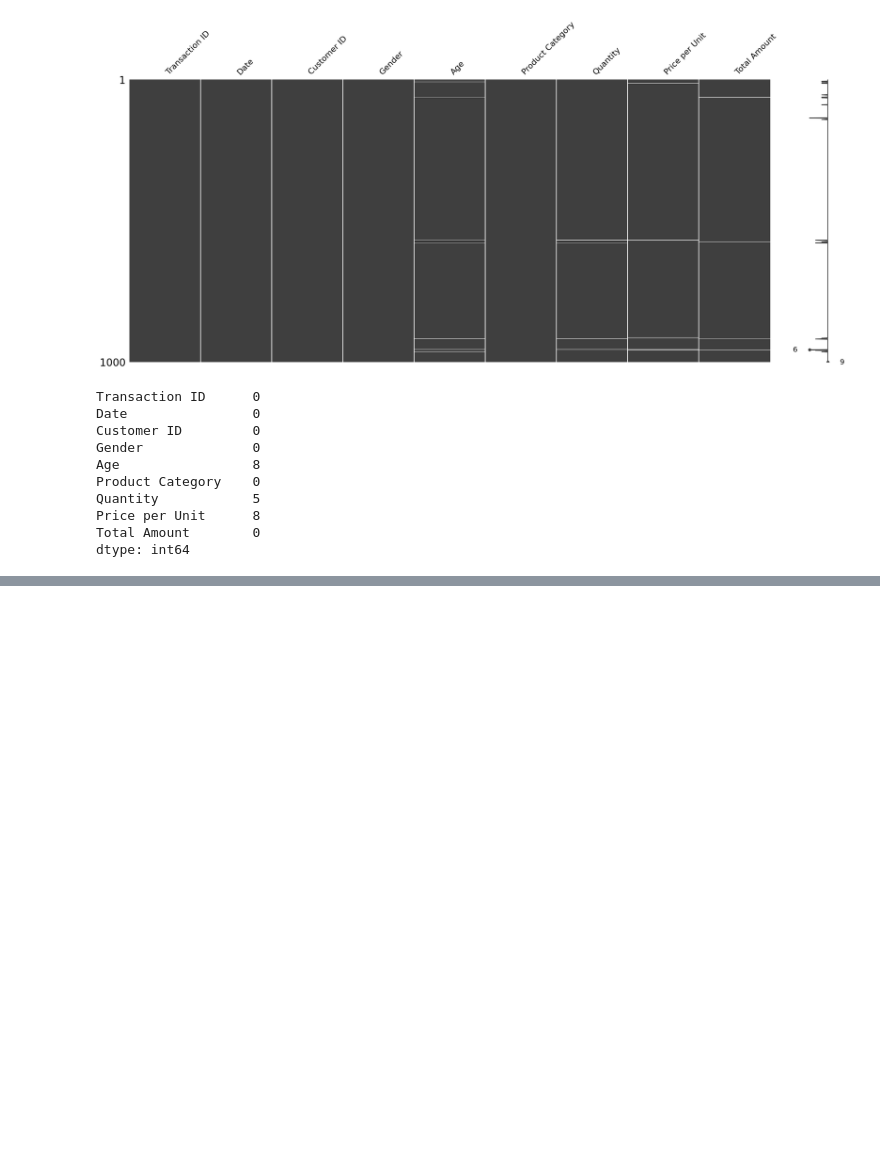
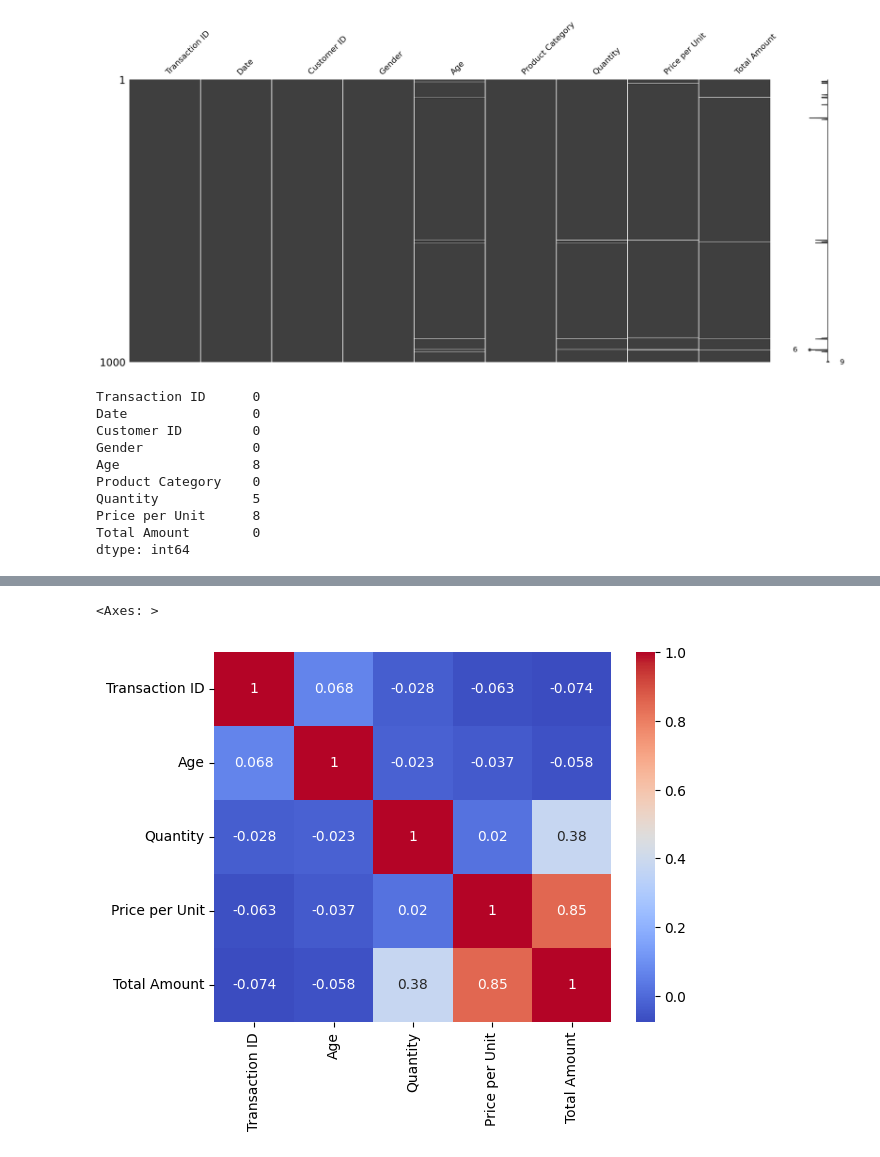
Before and after one commit to mr-prince-yadav/OJT-AI, a Jupyter notebook: Missing Values.IPYNB, the cells around one changed output, grey strips where cells are left out. Cells and saved outputs as stored; diff of their text form; code cells hidden in the pictures; blank space fills up the shorter version.

Commit message:
seaborn, missing categorical, correaltion, groupby

```diff
--- a/Missing Values.IPYNB
+++ b/Missing Values.IPYNB
@@ -142,0 +219,3 @@ df.isnull().sum()
+# %%
+num_cols=df.select_dtypes(include='number')
+num_cols
@@ -142,0 +245,6 @@ df.isnull().sum()
+# %%
+import seaborn as sns
+sns.heatmap(num_cols.corr(), cmap='coolwarm', annot=True)
+# %% [output]
+<Axes: >
+[figure, added]
```
Also changed, not shown: parts of 17 cells of this notebook, 1 other file.
